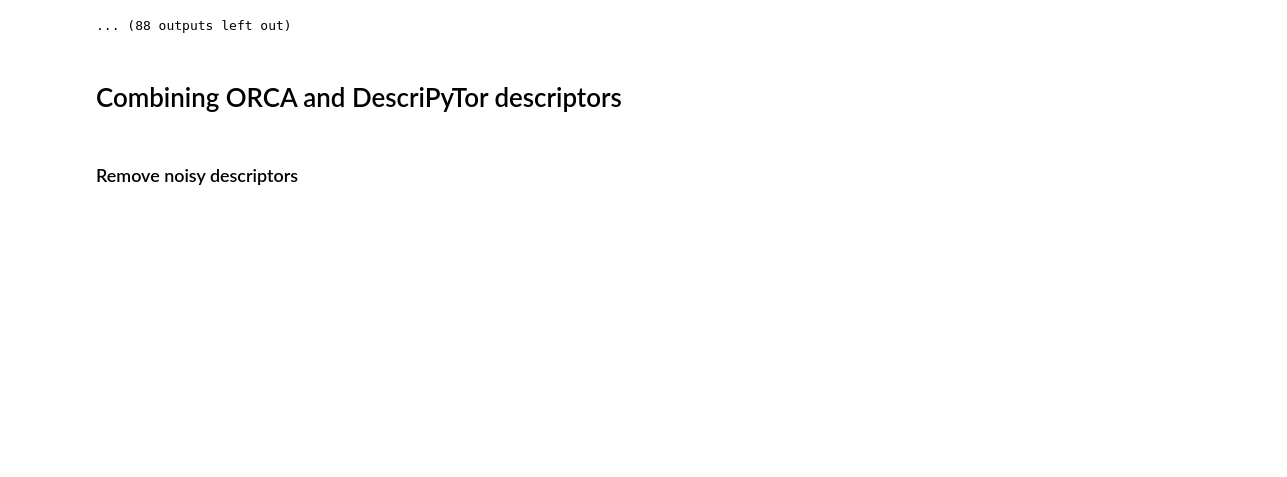
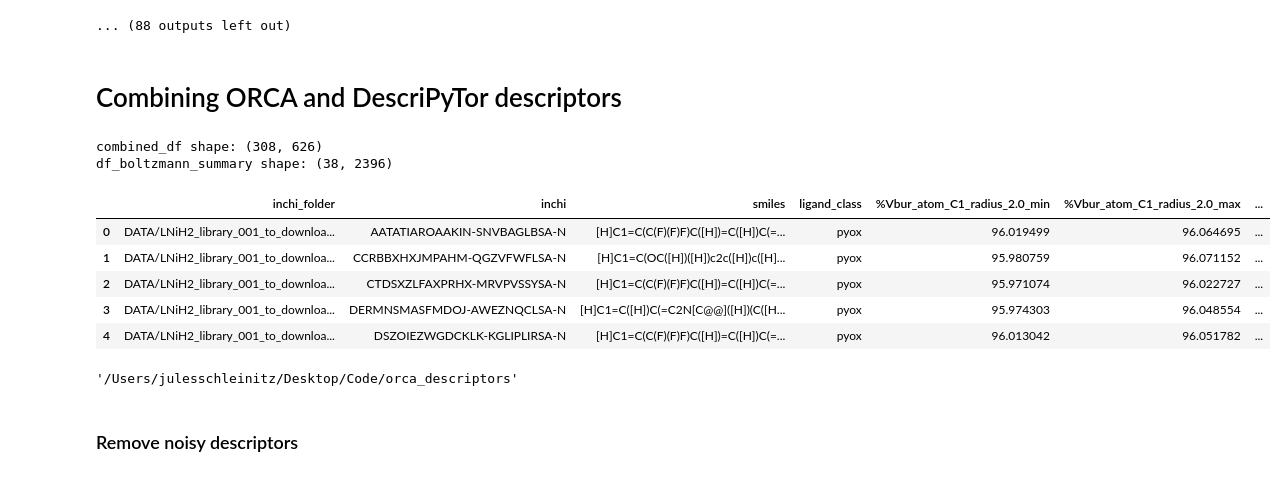
Before and after one commit to ReismanLab/orca_descriptors, a Jupyter notebook: make_descriptor_descripytor.ipynb, the cells around one changed output. Saved outputs shown, nothing was run; the diff lists cells and outputs as text; code cells hidden in the pictures; blank space fills up the shorter version.

```diff
--- a/make_descriptor_descripytor.ipynb
+++ b/make_descriptor_descripytor.ipynb
@@ -326,7 +354,12 @@ pd.set_option('display.max_columns', None)
 pwd_before = os.getcwd()
 print(f"Current working directory: {os.getcwd()}")
 for inchi_folder in os.listdir(orca_folder):
-    os.chdir(os.path.join(orca_folder, inchi_folder))
+    if os.path.isdir(os.path.join(orca_folder, inchi_folder)):
+        os.chdir(os.path.join(orca_folder, inchi_folder))
+    else:
+        print(f"Warning: {os.path.join(orca_folder, inchi_folder)} is not a directory, skipping.")
+        continue
+
     for conf_folder in os.listdir('.'):
         if conf_folder.startswith('conf_') and os.path.isdir(conf_folder):
             os.chdir(conf_folder)
@@ -578,6 +611,9 @@ if "SCF_energy" not in combined_df.columns:
     scf_candidates = [c for c in combined_df.columns if c.startswith("SCF_energy")]
     if scf_candidates:
         combined_df["SCF_energy"] = combined_df[scf_candidates].bfill(axis=1).iloc[:, 0]
+
+os.chdir(ROOT_DIR)
+combined_df.to_csv("combined_descriptors.csv", index=False)
 
 # --- 4) Group key = inchi folder (path without /conf_XX) ---
 combined_df["inchi_folder"] = combined_df["conf_dir"].str.replace(
@@ -608,33 +644,46 @@ for inchi_folder, g in combined_df.groupby("inchi_folder", dropna=True):
     w = w / np.nansum(w)
 
     out = {
         "inchi_folder": inchi_folder,
         "inchi": os.path.basename(inchi_folder),
         "min_energy_value": e_min,
         "smiles": g["smiles"].iloc[0] if "smiles" in g.columns else np.nan,
         "ligand_class": g["ligand_class"].iloc[0] if "ligand_class" in g.columns else np.nan
     }
 
     for col in numeric_cols:
         v = pd.to_numeric(g[col], errors="coerce")
 
         out[f"{col}_min"] = v.min()
         out[f"{col}_max"] = v.max()
         out[f"{col}_lowE"] = g.loc[idx_low, col] if idx_low in g.index else np.nan
 
         valid = v.notna() & w.notna()
         out[f"{col}_boltz"] = (
             np.average(v[valid], weights=w[valid]) if valid.any() else np.nan
         )
 
     rows.append(out)
 
 df_boltzmann_summary = pd.DataFrame(rows).sort_values("inchi_folder").reset_index(drop=True)
 df_boltzmann_summary.drop(columns=["min_energy_value"], inplace=True)
 
 print("combined_df shape:", combined_df.shape)
 print("df_boltzmann_summary shape:", df_boltzmann_summary.shape)
 df_boltzmann_summary.head()
+# %% [output]
+combined_df shape: (308, 626)
+df_boltzmann_summary shape: (38, 2396)
+|  | inchi_folder | inchi | smiles | ligand_class | %Vbur_atom_C1_radius_2.0_min | %Vbur_atom_C1_radius_2.0_max | ... |
+| 0 | DATA/LNiH2_library_001_to_downloa... | AATATIAROAAKIN-SNVBAGLBSA-N | [H]C1=C(C(F)(F)F)C([H])=C([H])C(=... | pyox | 96.019499 | 96.064695 | ... |
+| 1 | DATA/LNiH2_library_001_to_downloa... | CCRBBXHXJMPAHM-QGZVFWFLSA-N | [H]C1=C(OC([H])([H])c2c([H])c([H]... | pyox | 95.980759 | 96.071152 | ... |
+| 2 | DATA/LNiH2_library_001_to_downloa... | CTDSXZLFAXPRHX-MRVPVSSYSA-N | [H]C1=C(C(F)(F)F)C([H])=C([H])C(=... | pyox | 95.971074 | 96.022727 | ... |
+| 3 | DATA/LNiH2_library_001_to_downloa... | DERMNSMASFMDOJ-AWEZNQCLSA-N | [H]C1=C([H])C(=C2N[C@@]([H])(C([H... | pyox | 95.974303 | 96.048554 | ... |
+| 4 | DATA/LNiH2_library_001_to_downloa... | DSZOIEZWGDCKLK-KGLIPLIRSA-N | [H]C1=C(C(F)(F)F)C([H])=C([H])C(=... | pyox | 96.013042 | 96.051782 | ... |
+# %%
+ROOT_DIR
+# %% [output]
+'/Users/julesschleinitz/Desktop/Code/orca_descriptors'
 # %% [markdown]
 ### Remove noisy descriptors
 # %%
```
Also changed, not shown: parts of 12 cells of this notebook, 35 other files.
